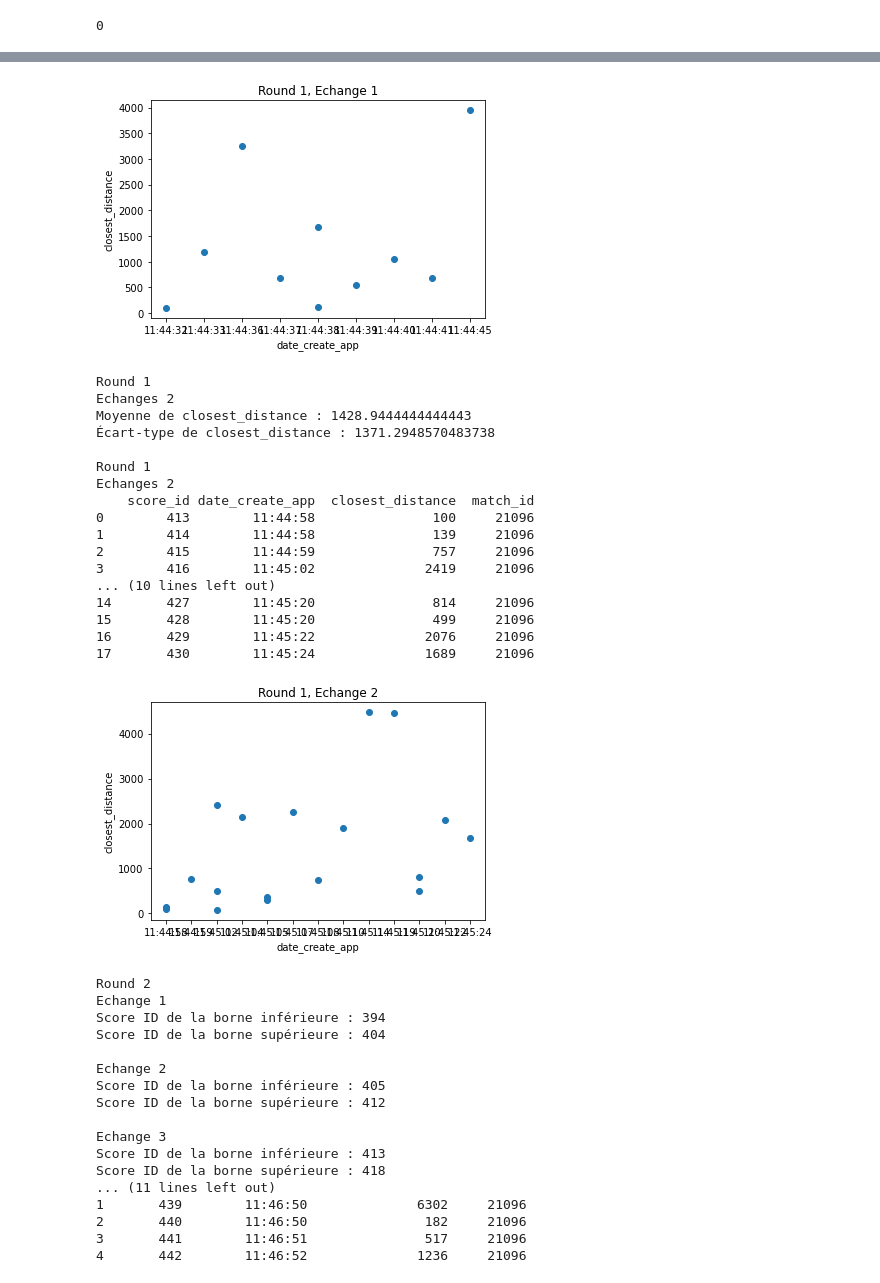
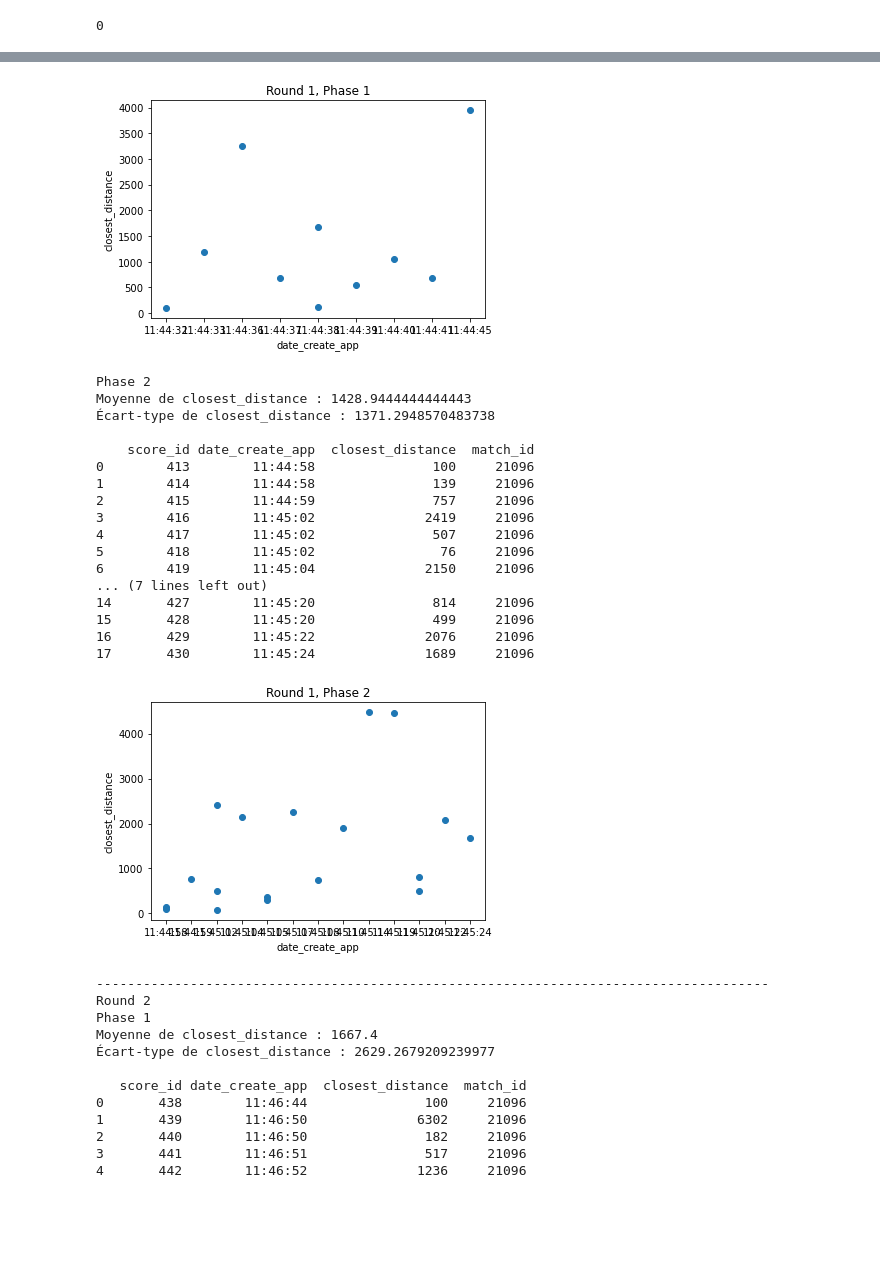
Before and after one commit to Rayamadio/Light-contact_boxing, a Jupyter notebook: Light-contact boxing.ipynb, the cells around one changed output, grey strips where cells are left out. Saved outputs shown, nothing was run; the diff lists cells and outputs as text; code cells hidden in the pictures; blank space fills up the shorter version.

```diff
--- a/Light-contact boxing.ipynb
+++ b/Light-contact boxing.ipynb
@@ -649,19 +656,11 @@ for round_label, round_data in data_clusters.items():
             round_clusters[label] = {'lower_bound_score_id': lower_bound_score_id,
                                       'upper_bound_score_id': upper_bound_score_id}
 
-    # Affichage des bornes de chaque cluster pour le round actuel
-    for cluster_label, cluster_bounds in round_clusters.items():
-        print("Echange", cluster_label+1)
-        print("Score ID de la borne inférieure :", cluster_bounds['lower_bound_score_id'])
-        print("Score ID de la borne supérieure :", cluster_bounds['upper_bound_score_id'])
-        print()
-
-    print()
-
     # Parcours des clusters du round actuel
     for cluster_label, cluster_bounds in round_clusters.items():
         cluster_data = round_data[(round_labels == cluster_label) & (round_labels != -1)]
 
+        print('Phase', cluster_label+1)
         # Tri du cluster_data par score_id
         sorted_cluster_data = cluster_data.sort_values('score_id')
 
@@ -680,24 +679,17 @@ for round_label, round_data in data_clusters.items():
             distance = dtw_distance(current_sequence, previous_sequence)
             sorted_cluster_data.at[current_row.name, 'closest_distance'] = distance
 
-        # Suppression des valeurs "inf"
-        filtered_cluster_data_no_inf = sorted_cluster_data[sorted_cluster_data['closest_distance'] != np.inf]
-
         # Calcul des statistiques des distances
-        mean_distance = filtered_cluster_data_no_inf['closest_distance'].mean()
-        std_distance = filtered_cluster_data_no_inf['closest_distance'].std()
+        mean_distance = sorted_cluster_data['closest_distance'].mean()
+        std_distance = sorted_cluster_data['closest_distance'].std()
 
         # Affichage des statistiques
-        print("Round", round_label + 1)
-        print("Echanges", cluster_label + 1)
         print("Moyenne de closest_distance :", mean_distance)
         print("Écart-type de closest_distance :", std_distance)
         print()
 
         # Affichage des colonnes spécifiées pour les données du cluster
         cols_to_display = ['score_id', 'date_create_app', 'closest_distance', 'match_id']
-        print("Round", round_label + 1)
-        print("Echanges", cluster_label + 1)
 
         # Formater la colonne date_create_app au format heures, minutes, secondes et millisecondes
         sorted_cluster_data['date_create_app'] = sorted_cluster_data['date_create_app'].apply(lambda x: x.strftime('%H:%M:%S'))
@@ -711,7 +703,8 @@ for round_label, round_data in data_clusters.items():
         plt.scatter(sorted_cluster_data['date_create_app'], sorted_cluster_data['closest_distance'])
         plt.xlabel('date_create_app')
         plt.ylabel('closest_distance')
-        plt.title(f"Round {round_label + 1}, Echange {cluster_label + 1}")
+        plt.title(f"Round {round_label + 1}, Phase {cluster_label + 1}")
         plt.show()
+    print ('--------------------------------------------------------------------------------------')
 # %% [output]
 Round 1
@@ -730,39 +722,34 @@ Echanges 1
 6       407        11:44:39               548     21096
 7       408        11:44:40              1050     21096
 8       410        11:44:41               685     21096
 9       412        11:44:45              3948     21096
-[figure, old version]
+[figure, new version]
-Round 1
-Echanges 2
+Phase 2
 Moyenne de closest_distance : 1428.9444444444443
 Écart-type de closest_distance : 1371.2948570483738
 
-Round 1
-Echanges 2
     score_id date_create_app  closest_distance  match_id
 0        413        11:44:58               100     21096
 1        414        11:44:58               139     21096
 2        415        11:44:59               757     21096
 3        416        11:45:02              2419     21096
-... (10 lines left out)
+4        417        11:45:02               507     21096
+5        418        11:45:02                76     21096
+6        419        11:45:04              2150     21096
+... (7 lines left out)
 14       427        11:45:20               814     21096
 15       428        11:45:20               499     21096
 16       429        11:45:22              2076     21096
 17       430        11:45:24              1689     21096
-[figure, old version]
+[figure, new version]
+--------------------------------------------------------------------------------------
 Round 2
-Echange 1
-Score ID de la borne inférieure : 394
-Score ID de la borne supérieure : 404
+Phase 1
+Moyenne de closest_distance : 1667.4
+Écart-type de closest_distance : 2629.2679209239977
 
-Echange 2
-Score ID de la borne inférieure : 405
-Score ID de la borne supérieure : 412
-
-Echange 3
-Score ID de la borne inférieure : 413
-Score ID de la borne supérieure : 418
-... (11 lines left out)
+   score_id date_create_app  closest_distance  match_id
+0       438        11:46:44               100     21096
 1       439        11:46:50              6302     21096
 2       440        11:46:50               182     21096
 3       441        11:46:51               517     21096
```
Also changed, not shown: parts of 6 cells of this notebook.
